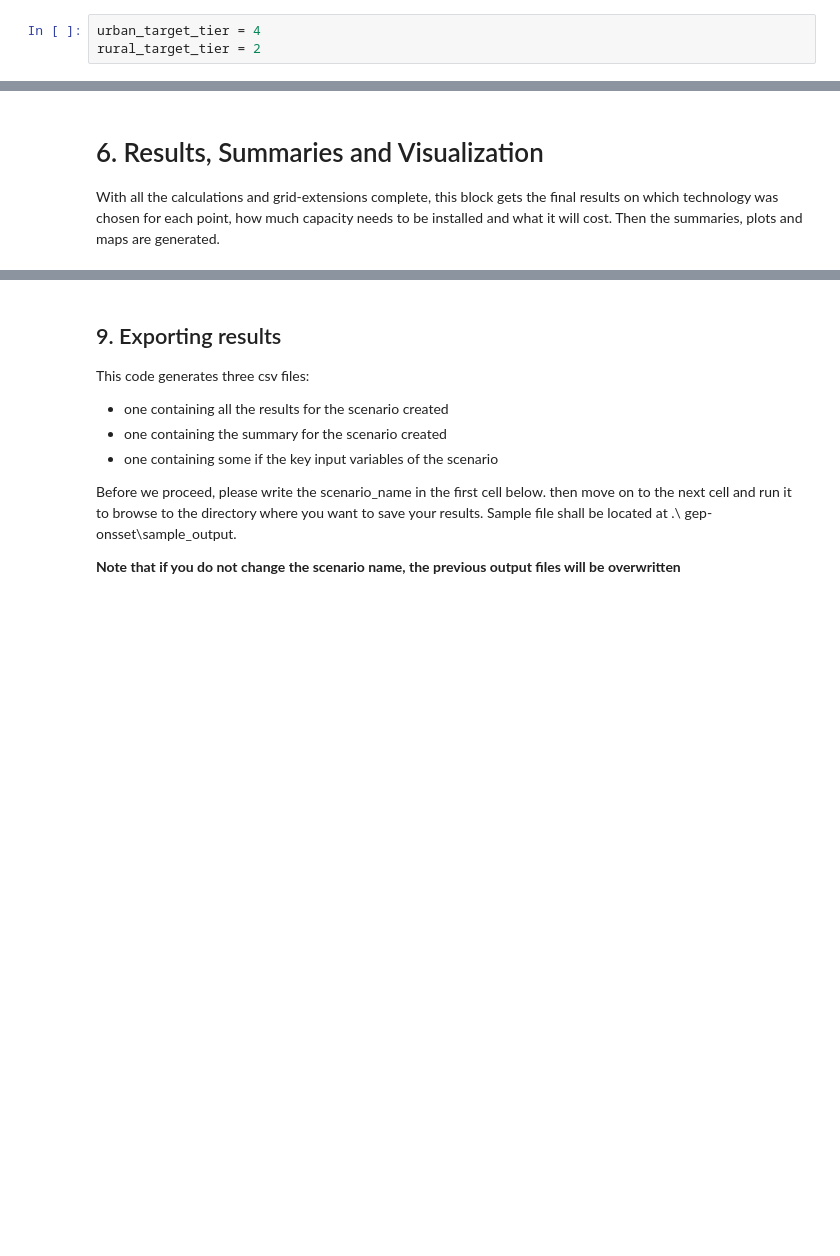
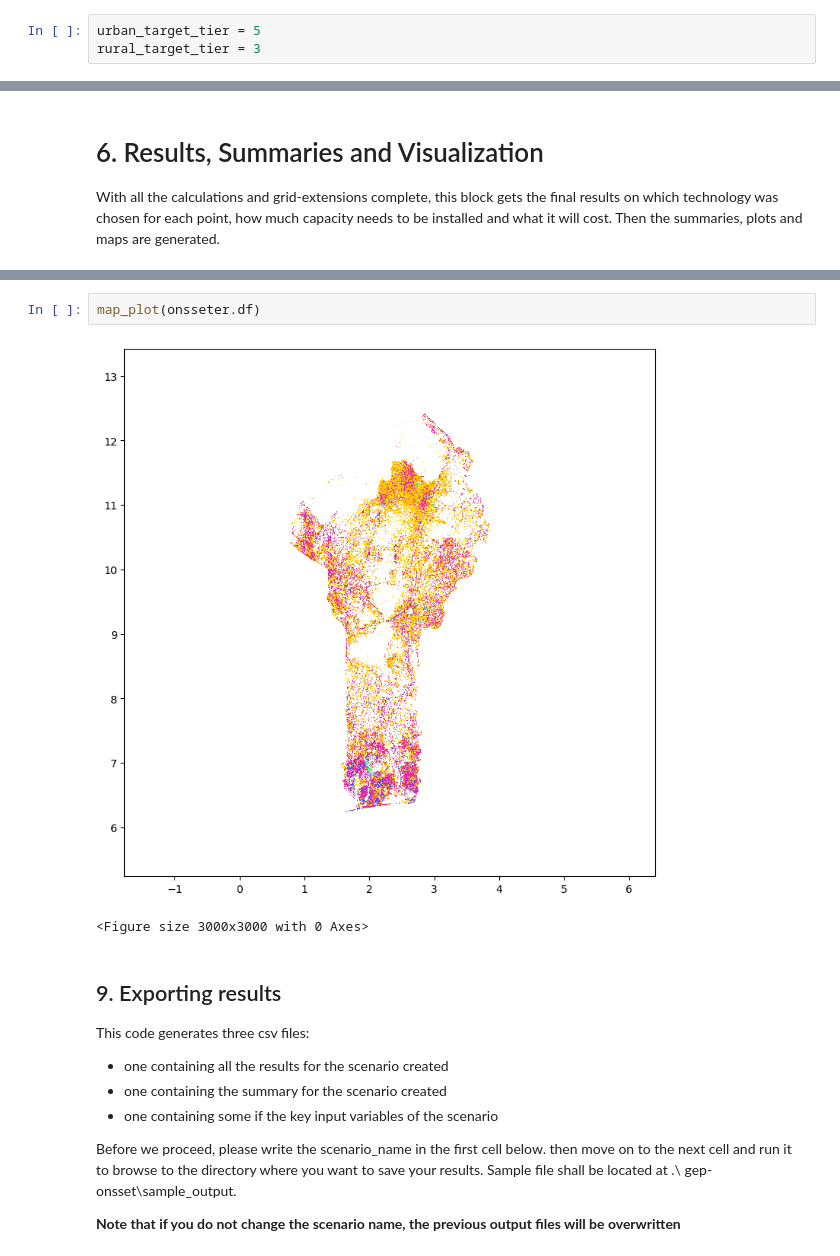
Before and after one commit to Mozambique-IEP/onsset, a Jupyter notebook: OnSSET_notebook.ipynb, the cells around one changed output, grey strips where cells are left out. Saved outputs shown, nothing was run; the diff lists cells and outputs as text; blank space fills up the shorter version.

```diff
--- a/OnSSET_notebook.ipynb
+++ b/OnSSET_notebook.ipynb
@@ -269,8 +268,8 @@ tier_3 = 803
 tier_4 = 2117
 tier_5 = 3000
 # %%
-urban_target_tier = 4
-rural_target_tier = 2
+urban_target_tier = 5
+rural_target_tier = 3
 # %%
 productive_demand = 1                     # 1 if productive demand is defined and should be included, else 0
 # %% [markdown]
@@ -698,3 +538,8 @@ plt.figure(figsize=(30,30))
+# %%
+map_plot(onsseter.df)
+# %% [output]
+[figure, added]
+<Figure size 3000x3000 with 0 Axes>
 # %% [markdown]
 ## 9. Exporting results
 
```
Also changed, not shown: parts of 31 cells of this notebook, 4 other files.
